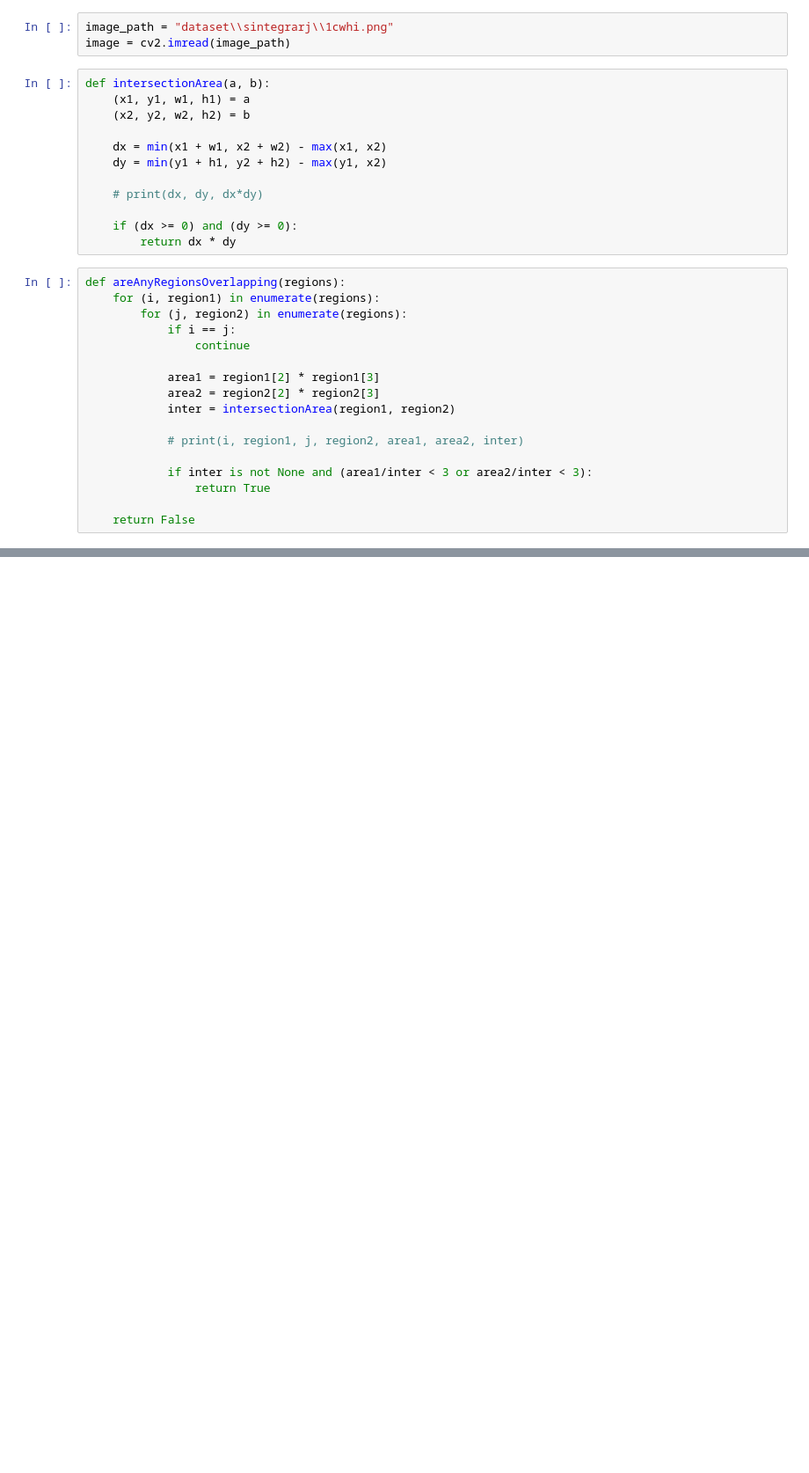
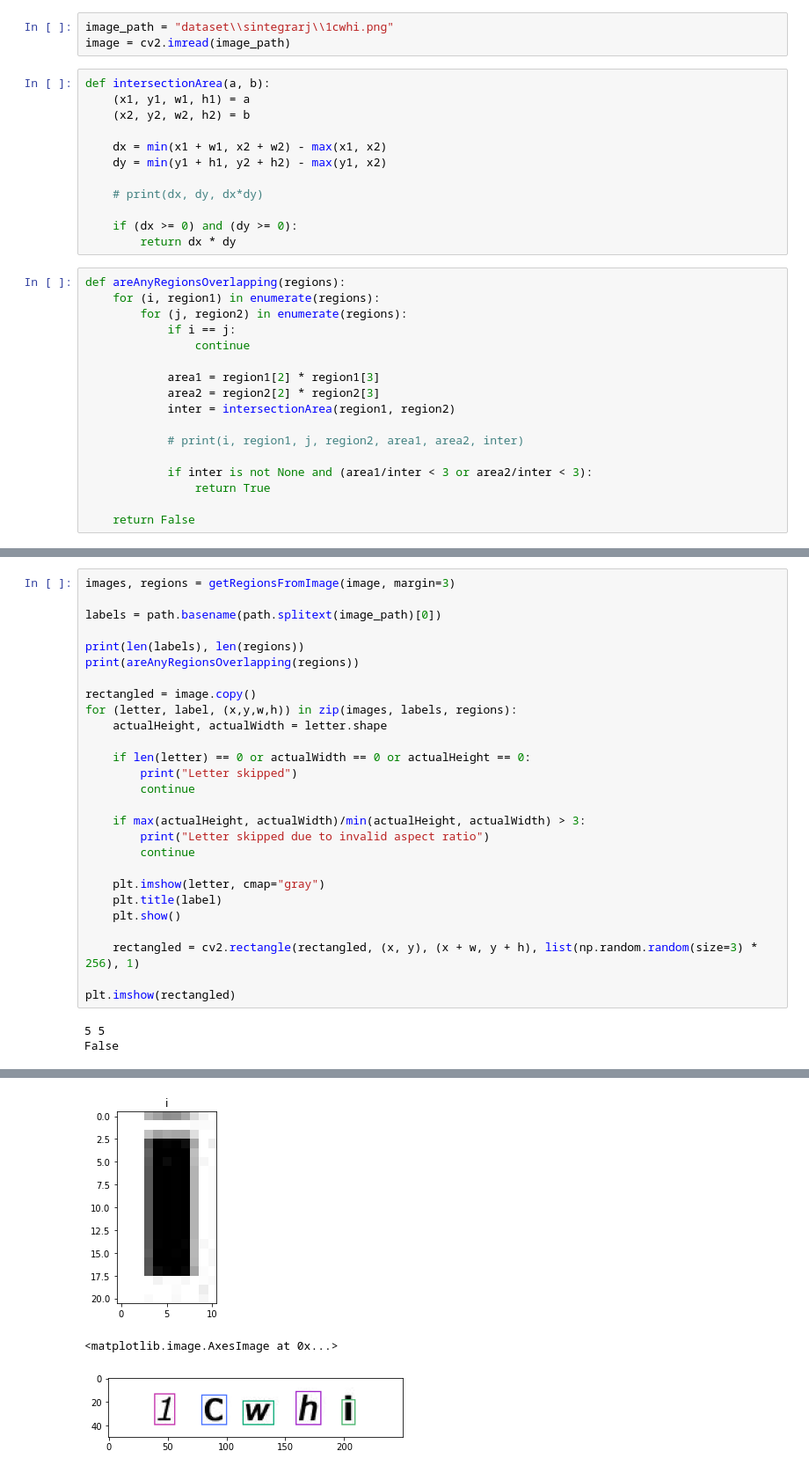
Before and after one commit to maciejewiczow/psi-project-captcha, a Jupyter notebook: helper.ipynb, the cells around one changed output, grey strips where cells are left out. Shown: that part at 88% size. Drawn from its saved outputs; the diff is of its cells as text; blank space fills up the shorter version.

```diff
--- a/helper.ipynb
+++ b/helper.ipynb
@@ -101,0 +39,30 @@ False
+# %%
+images, regions = getRegionsFromImage(image, margin=3)
+
+labels = path.basename(path.splitext(image_path)[0])
+
+print(len(labels), len(regions))
+print(areAnyRegionsOverlapping(regions))
+
+rectangled = image.copy()
+for (letter, label, (x,y,w,h)) in zip(images, labels, regions):
+    actualHeight, actualWidth = letter.shape
+
+    if len(letter) == 0 or actualWidth == 0 or actualHeight == 0:
+        print("Letter skipped")
+        continue
+
+    if max(actualHeight, actualWidth)/min(actualHeight, actualWidth) > 3:
+        print("Letter skipped due to invalid aspect ratio")
+        continue
+
+    plt.imshow(letter, cmap="gray")
+    plt.title(label)
+    plt.show()
+
+    rectangled = cv2.rectangle(rectangled, (x, y), (x + w, y + h), list(np.random.random(size=3) * 256), 1)
+
+plt.imshow(rectangled)
+# %% [output]
+5 5
+False
@@ -101,0 +73,3 @@ False
+[figure, added]
+<matplotlib.image.AxesImage at 0x...>
+[figure, added]
```
Also changed, not shown: parts of 3 cells of this notebook, 1 other file.
